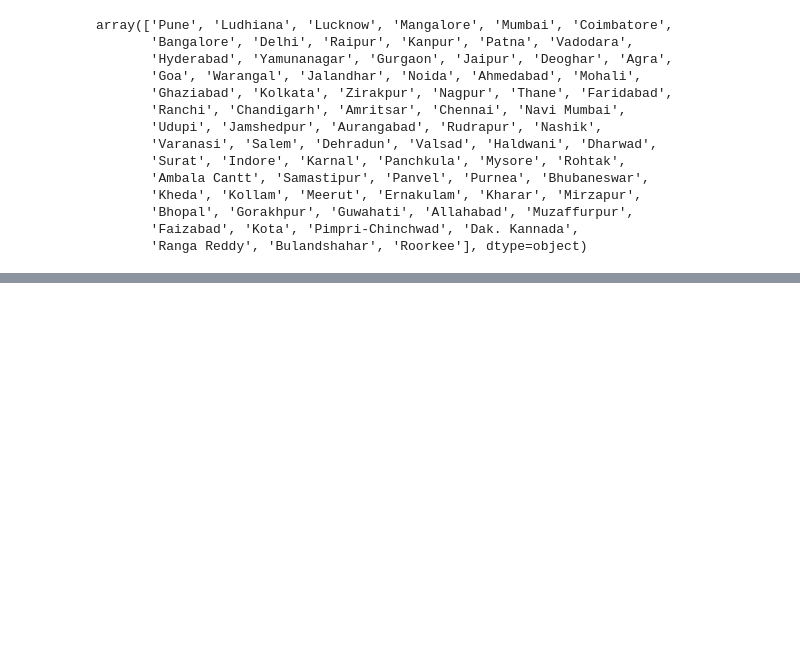
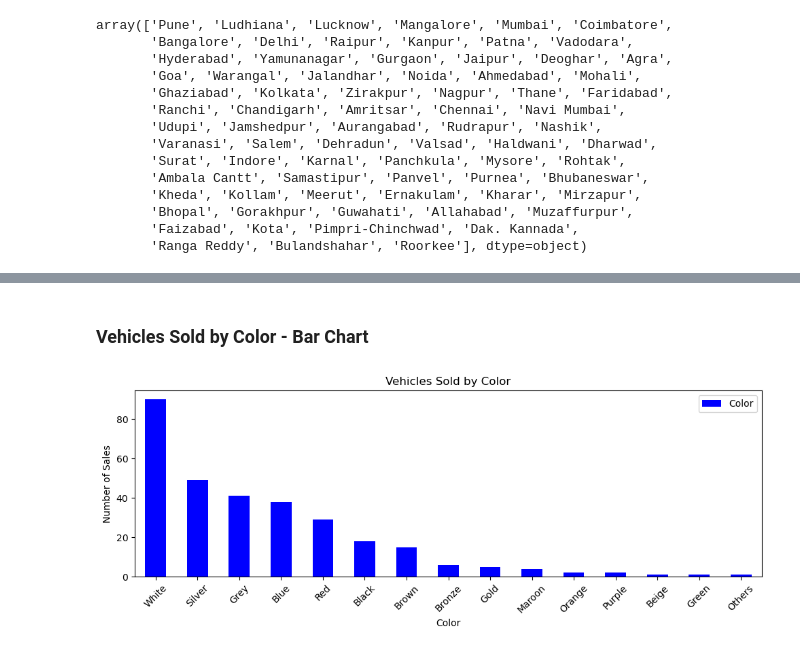
Before and after one commit to cassiegraf/project1, a Jupyter notebook: analysis/analysis.ipynb, the cells around one changed output, grey strips where cells are left out. Cells and saved outputs as stored; diff of their text form; code cells hidden in the pictures; blank space fills up the shorter version.

```diff
--- a/analysis/analysis.ipynb
+++ b/analysis/analysis.ipynb
@@ -96,0 +140,5 @@ clean_car.head()
+# %%
+color_series = clean_car["Color"].value_counts()
+# %%
+color_df = pd.DataFrame(color_series)
+color_df
@@ -96,0 +177,13 @@ clean_car.head()
+# %% [markdown]
+### Vehicles Sold by Color - Bar Chart
+# %%
+color_chart = color_df.plot(kind="bar", facecolor='blue', figsize=(10,4),
+                        title = "Vehicles Sold by Color",
+                        xlabel="Color",
+                        ylabel="Number of Sales")
+xticklabels = color_df.index
+color_chart.set_xticklabels(xticklabels, rotation=45)
+plt.tight_layout()
+plt.savefig("../analysis/ColorBar.png", dpi=150)
+# %% [output]
+[figure, added]
```
Also changed, not shown: parts of 20 cells of this notebook, 5 other files.
